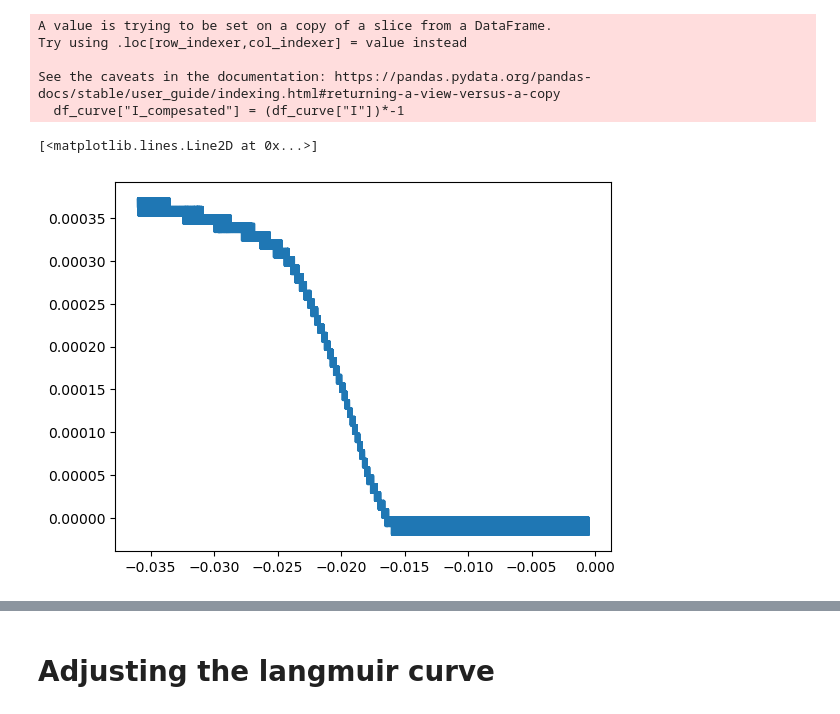
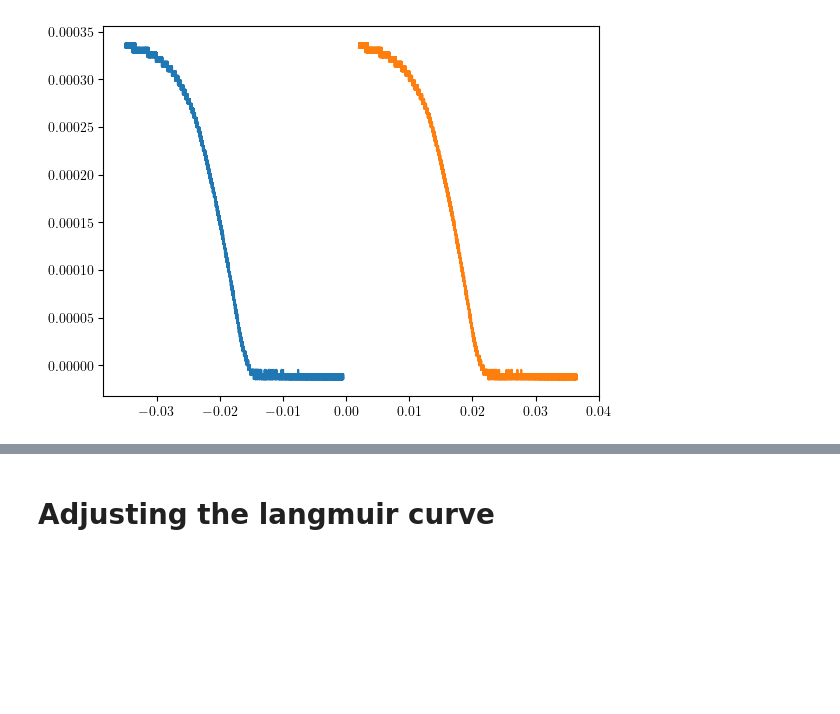
Before and after one commit to UGB250/masters-experiment-data-analysis, a Jupyter notebook: Notebooks/langmuir_probe_experiment.ipynb, the cells around one changed output, grey strips where cells are left out. Drawn from its saved outputs; the diff is of its cells as text; code cells hidden in the pictures; blank space fills up the shorter version.

```diff
--- a/Notebooks/langmuir_probe_experiment.ipynb
+++ b/Notebooks/langmuir_probe_experiment.ipynb
@@ -13,11 +18,9 @@ pd.set_option('display.precision', 10)
 # %%
 ### IMPORT DOS DATA FRAMES
-df_ref = pd.read_csv(r"C:\Users\Sinesio-PC\Desktop\28.06\ref9.csv",dtype = "float64")
-#df_data = pd.read_csv(r"C:\Users\Sinesio-PC\Desktop\28.06\amp\10dbm2.csv", dtype = "float64") ### 44 W
-#df_data = pd.read_csv(r"C:\Users\Sinesio-PC\Desktop\28.06\pressao\5sccm3.csv", dtype = "float64") ### Gas change
-df_data = pd.read_csv(r"C:\Users\Sinesio-PC\Desktop\28.06\cmpom\1886a0.csv", dtype = "float64") ### With Magnetic Field
-#df_data = pd.read_csv(r"C:\Users\Sinesio-PC\Desktop\28.06\sfitro\sf0.csv", dtype = "float64") ### Without filtering
-### Convertendo a corrente R = 47K
+df_ref = pd.read_csv(r"C:\Users\Sinesio-PC\Desktop\28.06\ref9.csv",dtype = "float64") ### Referência de corrente
+df_data = pd.read_csv(r"C:\Users\Sinesio-PC\Desktop\Wenner\William\Experimento\09.09\pot\1w0.csv", dtype = "float64") ###
+
+### Analisando primeira medida
 df_ref["I"] = df_ref["CH2(V)"]/47e3
 df_data["I"] = df_data["CH2(V)"]/47e3
 # Mostrando os dataframes
@@ -38,11 +41,12 @@ df_data.head(),df_ref.head()
  4    -0.05 -21.64399 -2.41059 -0.0000512891)
 # %%
 ## Selecionando intervalo de medida.
-df_curve_ref = df_ref.iloc[140000:495000]
-df_curve = df_data.iloc[140000:495000]
+df_curve_data = df_data.iloc[150000:495000]
+df_curve_data2 = df_data.iloc[520000:865000]
 ## Visualização do osciloscópio (V x T)
 plt.plot(df_data["Time(s)"],df_data["CH2(V)"], label = "Osciloscópio")
-plt.plot(df_curve["Time(s)"],df_curve["CH2(V)"], label = "100W")
+plt.plot(df_curve_data["Time(s)"],df_curve_data["CH2(V)"], label = "100W")
+plt.plot(df_curve_data2["Time(s)"],df_curve_data2["CH2(V)"], label = "100W")
 plt.xlabel("Tempo (ms)")
 plt.ylabel("Corrente")
 plt.legend()
@@ -62,22 +56,21 @@ plt.show()
+# %%
+df_curve = df_curve_data.copy()
+df_second_curve = df_curve_data2.copy()
 # %%
 #### Checando se a ref e a curva estão com o mesmo numero de pontos
-len(df_curve_ref), len(df_curve)
+len(df_curve), len(df_second_curve)
 
 ### Fazendo correção
 
 #df_curve["I_compesated"] = (df_curve["I"]-df_ref["I"])*-1
 df_curve["I_compesated"] = (df_curve["I"])*-1
+df_second_curve["I_compesated"] =(df_second_curve["I"])*-1
-# %% [output]
-A value is trying to be set on a copy of a slice from a DataFrame.
-Try using .loc[row_indexer,col_indexer] = value instead
-
-See the caveats in the documentation: https://pandas.pydata.org/pandas-docs/stable/user_guide/indexing.html#returning-a-view-versus-a-copy
-  df_curve["I_compesated"] = (df_curve["I"])*-1
 # %%
 plt.plot(df_curve["Time(s)"],df_curve["I_compesated"])
+plt.plot(df_second_curve["Time(s)"],df_second_curve["I_compesated"])
+plt.show()
 # %% [output]
-[<matplotlib.lines.Line2D at 0x...>]
-[figure, old version]
+[figure, new version]
 # %%
 ### Definindo arrays para executar a filtragem
 tempo = df_curve['Time(s)'].values
```
Also changed, not shown: parts of 31 cells of this notebook.
